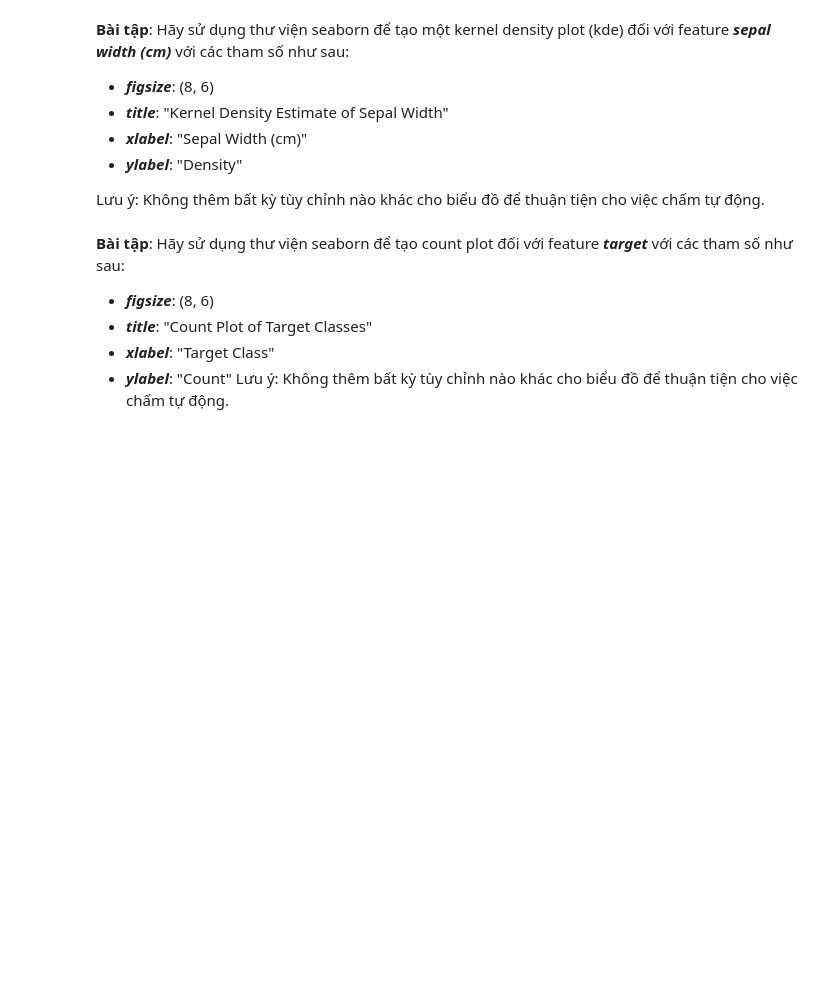
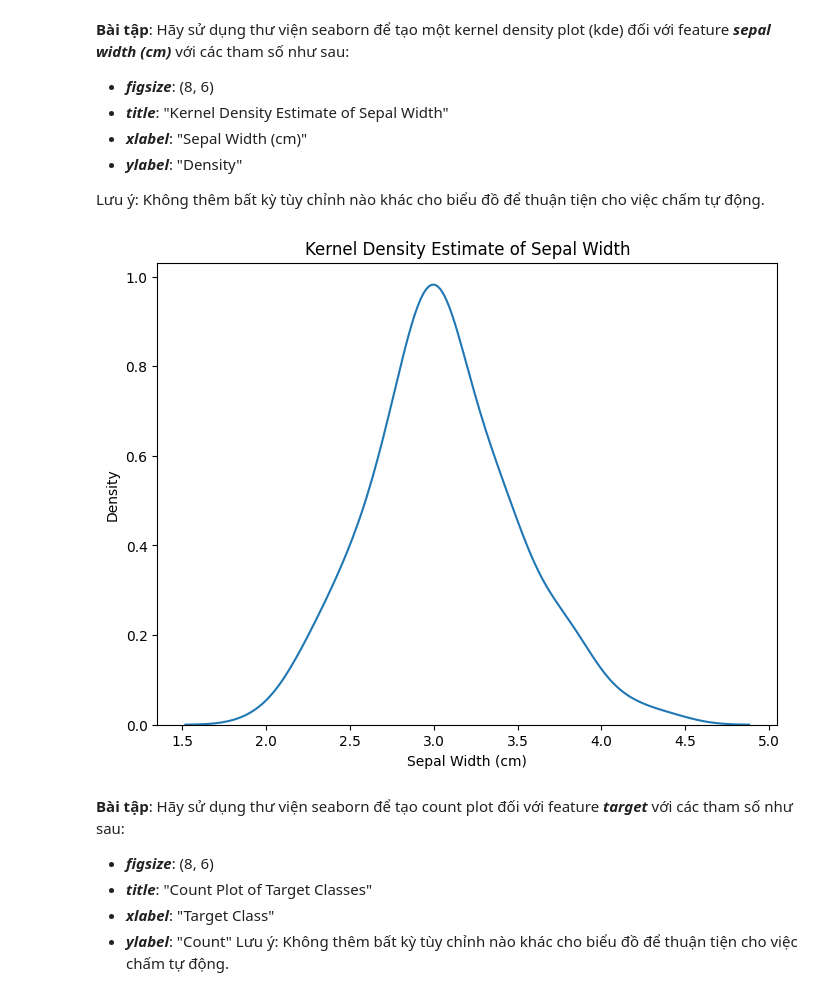
Before and after one commit to phat9824/UIT-CS116_python_for_machine_learning, a Jupyter notebook: Lab/Lab02/problem.ipynb, the cells around one changed output. Drawn from its saved outputs; the diff is of its cells as text; code cells hidden in the pictures; blank space fills up the shorter version.

```diff
--- a/Lab/Lab02/problem.ipynb
+++ b/Lab/Lab02/problem.ipynb
@@ -95,14 +109,19 @@ Lưu ý: Không thêm bất kỳ tùy chỉnh nào khác cho biểu đồ để
 # %%
 plt.figure(figsize=(8, 6))
 
 ### BEGIN SOLUTION
 
-
+sns.kdeplot(data=df, x='sepal width (cm)')
+plt.title("Kernel Density Estimate of Sepal Width")
+plt.xlabel("Sepal Width (cm)")
+plt.ylabel("Density")
 
 
 ### END SOLUTION
 
 plt.savefig('part_3.png')
+# %% [output]
+[figure, added]
 # %% [markdown]
 **Bài tập**: Hãy sử dụng thư viện seaborn để tạo count plot đối với feature ***target***
 với các tham số như sau:
```
Also changed, not shown: parts of 5 cells of this notebook, 5 other files.
